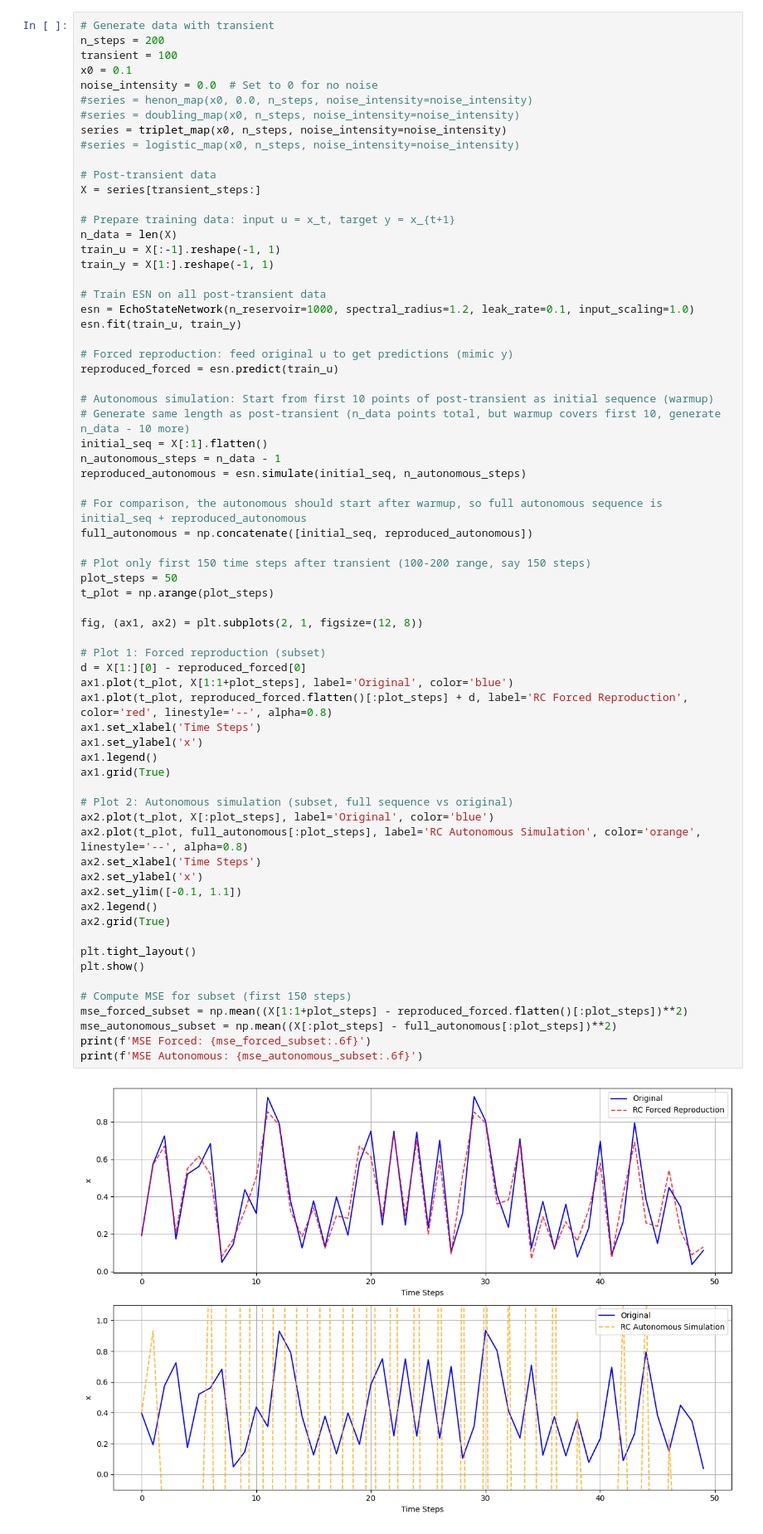
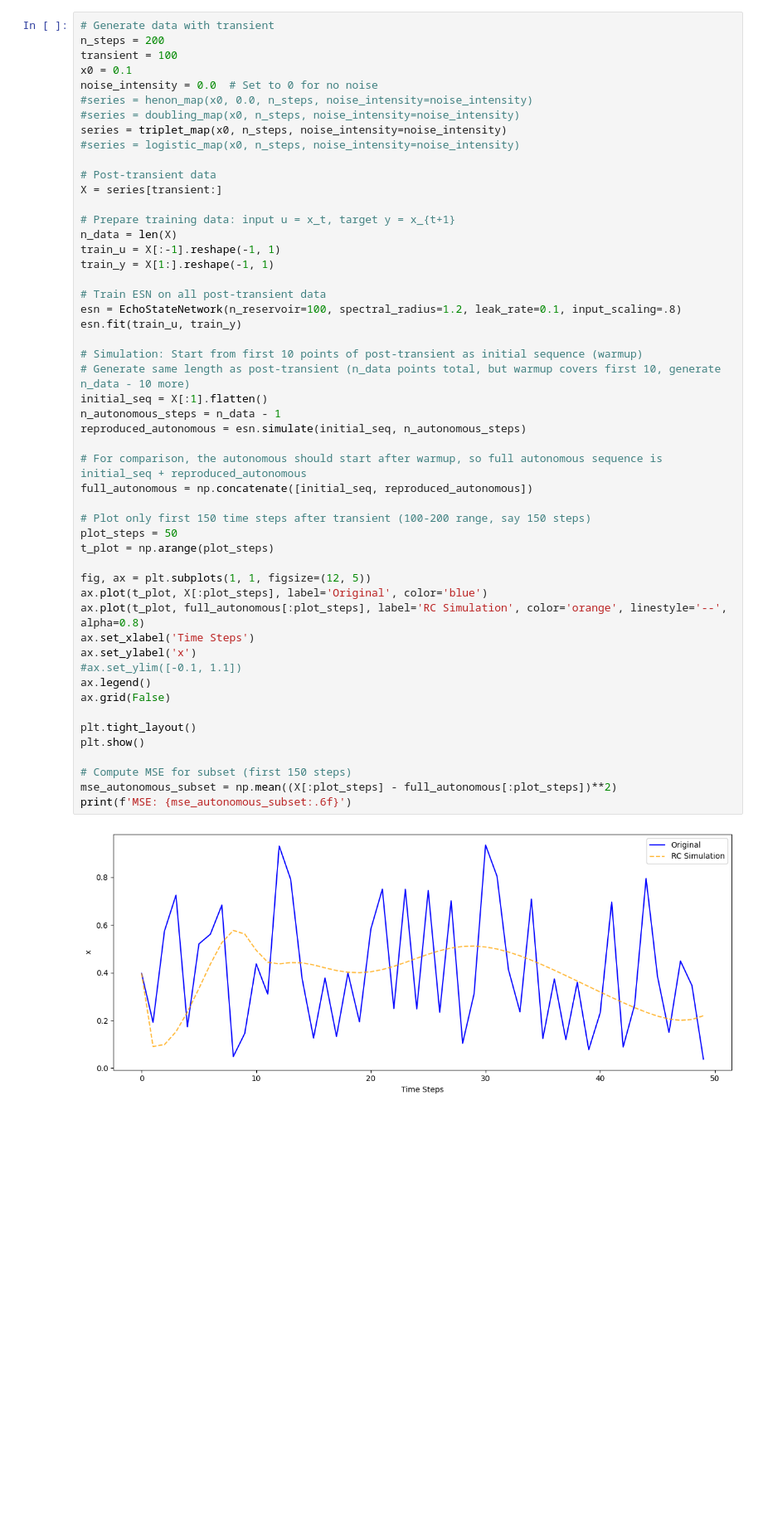
Before and after one commit to erbilcanartun/network-reconstruction, a Jupyter notebook: notebooks/chaos-fitting.ipynb, the cells around one changed output. Shown at 83% size. Saved outputs shown, nothing was run; the diff lists cells and outputs as text; blank space fills up the shorter version.

```diff
--- a/notebooks/chaos-fitting.ipynb
+++ b/notebooks/chaos-fitting.ipynb
@@ -177,60 +177,44 @@ series = triplet_map(x0, n_steps, noise_intensity=noise_intensity)
 #series = logistic_map(x0, n_steps, noise_intensity=noise_intensity)
 
 # Post-transient data
-X = series[transient_steps:]
+X = series[transient:]
 
 # Prepare training data: input u = x_t, target y = x_{t+1}
 n_data = len(X)
 train_u = X[:-1].reshape(-1, 1)
 train_y = X[1:].reshape(-1, 1)
 
 # Train ESN on all post-transient data
-esn = EchoStateNetwork(n_reservoir=1000, spectral_radius=1.2, leak_rate=0.1, input_scaling=1.0)
+esn = EchoStateNetwork(n_reservoir=100, spectral_radius=1.2, leak_rate=0.1, input_scaling=.8)
 esn.fit(train_u, train_y)
 
-# Forced reproduction: feed original u to get predictions (mimic y)
-reproduced_forced = esn.predict(train_u)
-
-# Autonomous simulation: Start from first 10 points of post-transient as initial sequence (warmup)
+# Simulation: Start from first 10 points of post-transient as initial sequence (warmup)
 # Generate same length as post-transient (n_data points total, but warmup covers first 10, generate n_data - 10 more)
 initial_seq = X[:1].flatten()
 n_autonomous_steps = n_data - 1
 reproduced_autonomous = esn.simulate(initial_seq, n_autonomous_steps)
 
 # For comparison, the autonomous should start after warmup, so full autonomous sequence is initial_seq + reproduced_autonomous
 full_autonomous = np.concatenate([initial_seq, reproduced_autonomous])
 
 # Plot only first 150 time steps after transient (100-200 range, say 150 steps)
 plot_steps = 50
 t_plot = np.arange(plot_steps)
 
-fig, (ax1, ax2) = plt.subplots(2, 1, figsize=(12, 8))
-
-# Plot 1: Forced reproduction (subset)
-d = X[1:][0] - reproduced_forced[0]
-ax1.plot(t_plot, X[1:1+plot_steps], label='Original', color='blue')
-ax1.plot(t_plot, reproduced_forced.flatten()[:plot_steps] + d, label='RC Forced Reproduction', color='red', linestyle='--', alpha=0.8)
-ax1.set_xlabel('Time Steps')
-ax1.set_ylabel('x')
-ax1.legend()
-ax1.grid(True)
-
-# Plot 2: Autonomous simulation (subset, full sequence vs original)
-ax2.plot(t_plot, X[:plot_steps], label='Original', color='blue')
-ax2.plot(t_plot, full_autonomous[:plot_steps], label='RC Autonomous Simulation', color='orange', linestyle='--', alpha=0.8)
-ax2.set_xlabel('Time Steps')
-ax2.set_ylabel('x')
-ax2.set_ylim([-0.1, 1.1])
-ax2.legend()
-ax2.grid(True)
+fig, ax = plt.subplots(1, 1, figsize=(12, 5))
+ax.plot(t_plot, X[:plot_steps], label='Original', color='blue')
+ax.plot(t_plot, full_autonomous[:plot_steps], label='RC Simulation', color='orange', linestyle='--', alpha=0.8)
+ax.set_xlabel('Time Steps')
+ax.set_ylabel('x')
+#ax.set_ylim([-0.1, 1.1])
+ax.legend()
+ax.grid(False)
 
 plt.tight_layout()
 plt.show()
 
 # Compute MSE for subset (first 150 steps)
-mse_forced_subset = np.mean((X[1:1+plot_steps] - reproduced_forced.flatten()[:plot_steps])**2)
 mse_autonomous_subset = np.mean((X[:plot_steps] - full_autonomous[:plot_steps])**2)
-print(f'MSE Forced: {mse_forced_subset:.6f}')
-print(f'MSE Autonomous: {mse_autonomous_subset:.6f}')
+print(f'MSE: {mse_autonomous_subset:.6f}')
 # %% [output]
-[figure, old version]
+[figure, new version]
```
Also changed, not shown: parts of 1 cell of this notebook.
